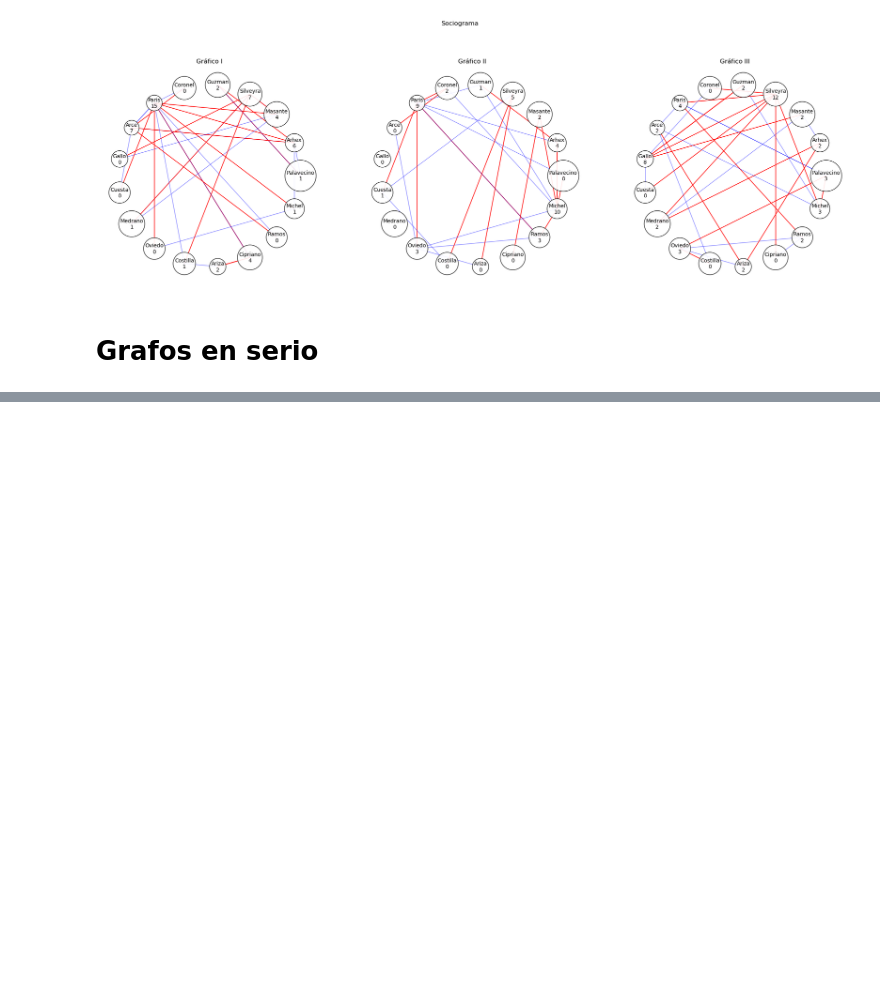
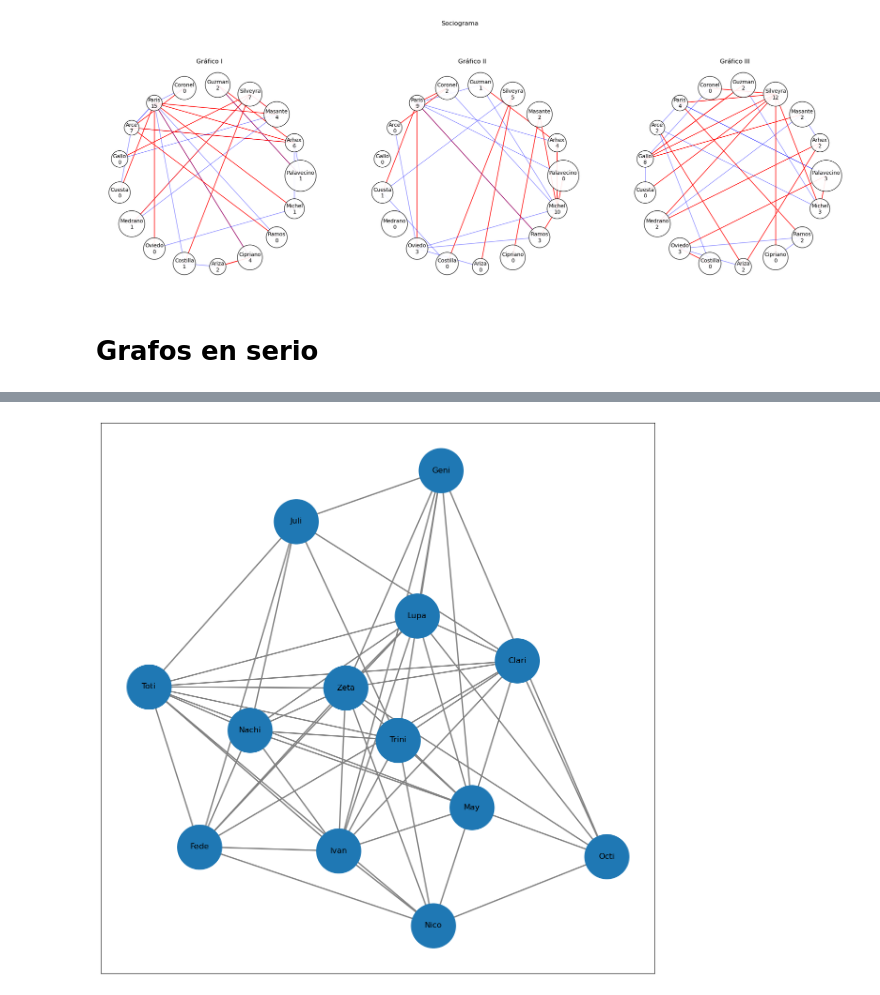
Before and after one commit to fedevirgolini/sociograma, a Jupyter notebook: sociograma.ipynb, the cells around one changed output, grey strips where cells are left out. Cells and saved outputs as stored; diff of their text form; code cells hidden in the pictures; blank space fills up the shorter version.

```diff
--- a/sociograma.ipynb
+++ b/sociograma.ipynb
@@ -185,0 +189,4 @@ grafo(usuarios, [aristas_usuarios_I])
+# %%
+grafo(equipo, [aristas_equipo_I, aristas_equipo_II, aristas_equipo_III])
+# %% [output]
+[figure, added]
```
Also changed, not shown: parts of 7 cells of this notebook.
